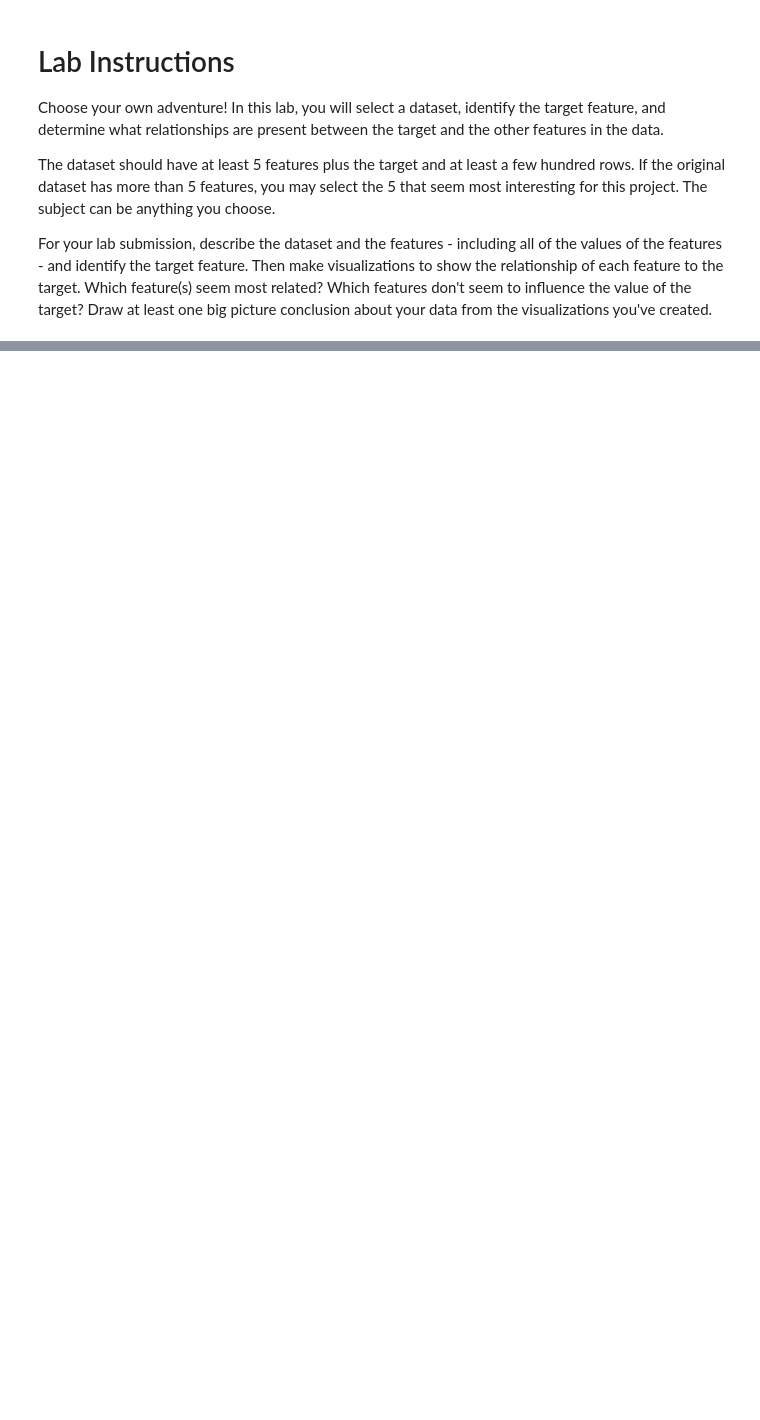
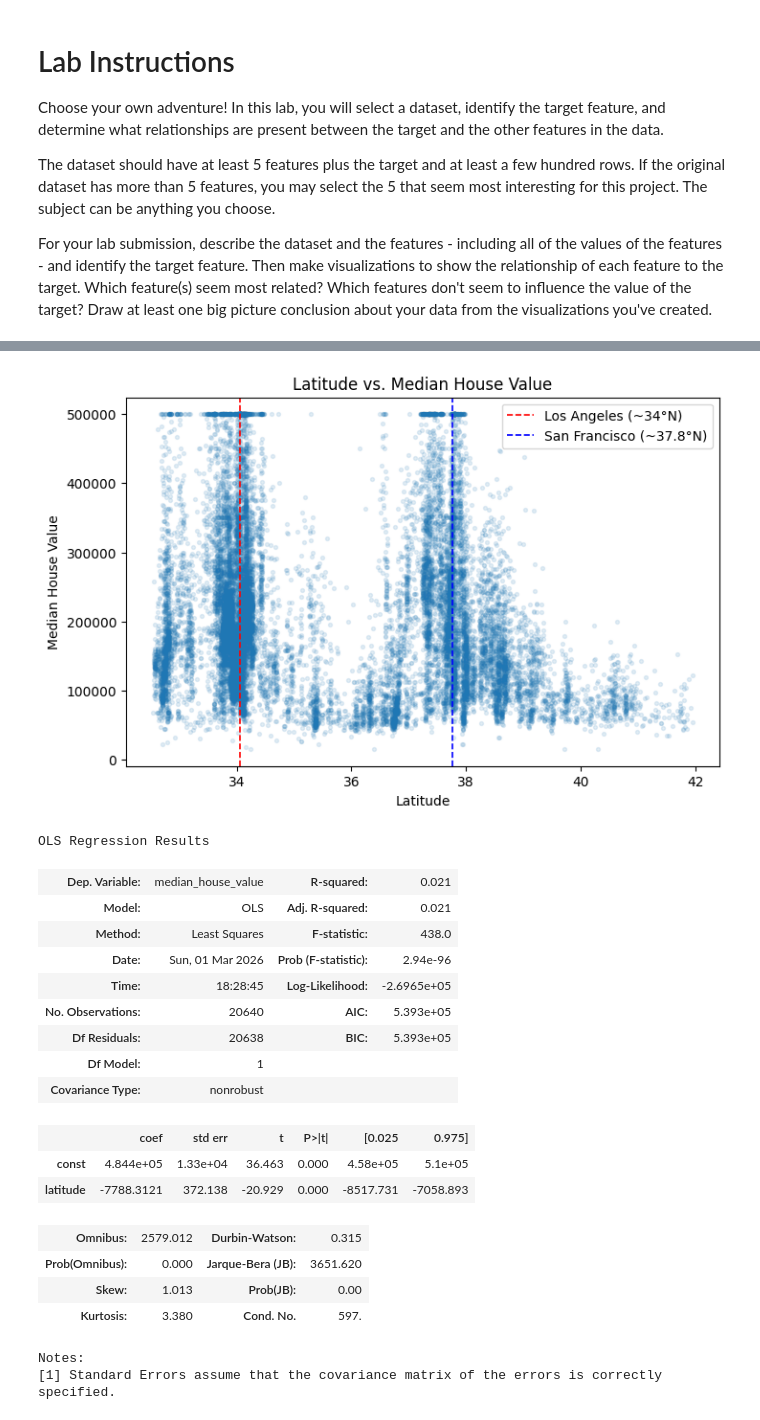
Before and after one commit to FlameFawn/Data_Visualization_And_Modeling_BrendanS, a Jupyter notebook: Lab/4.5 Exploratory Data Analysis.ipynb, the cells around one changed output, grey strips where cells are left out. Drawn from its saved outputs; the diff is of its cells as text; code cells hidden in the pictures; blank space fills up the shorter version.

```diff
--- a/Lab/4.5 Exploratory Data Analysis.ipynb
+++ b/Lab/4.5 Exploratory Data Analysis.ipynb
@@ -95,17 +205,45 @@ plt.show()
 # %%
 fig, ax = plt.subplots(figsize=(8, 5))
 
 ax.scatter(df['latitude'], df['median_house_value'], alpha=0.12, s=8)
 
 # Highlight LA (34°) and SF (~37.8°) latitude bands
 ax.axvline(x=34.05, color='red', linestyle='--', linewidth=1.2, label='Los Angeles (~34°N)')
 ax.axvline(x=37.77, color='blue', linestyle='--', linewidth=1.2, label='San Francisco (~37.8°N)')
 
 ax.set_title('Latitude vs. Median House Value')
 ax.set_xlabel('Latitude')
 ax.set_ylabel('Median House Value')
 ax.legend()
 plt.show()
+
+X_val = sm.add_constant(df['latitude'])
+y_val = df['median_house_value']
+
+model = sm.OLS(y_val, X_val).fit()
+
+model.summary()
+# %% [output]
+[figure, added]
+OLS Regression Results
+| Dep. Variable: | median_house_value | R-squared: | 0.021 |
+| Model: | OLS | Adj. R-squared: | 0.021 |
+| Method: | Least Squares | F-statistic: | 438.0 |
+| Date: | Sun, 01 Mar 2026 | Prob (F-statistic): | 2.94e-96 |
+| Time: | 18:28:45 | Log-Likelihood: | -2.6965e+05 |
+| No. Observations: | 20640 | AIC: | 5.393e+05 |
+| Df Residuals: | 20638 | BIC: | 5.393e+05 |
+| Df Model: | 1 |  |  |
+| Covariance Type: | nonrobust |  |  |
+|  | coef | std err | t | P>|t| | [0.025 | 0.975] |
+| const | 4.844e+05 | 1.33e+04 | 36.463 | 0.000 | 4.58e+05 | 5.1e+05 |
+| latitude | -7788.3121 | 372.138 | -20.929 | 0.000 | -8517.731 | -7058.893 |
+| Omnibus: | 2579.012 | Durbin-Watson: | 0.315 |
+| Prob(Omnibus): | 0.000 | Jarque-Bera (JB): | 3651.620 |
+| Skew: | 1.013 | Prob(JB): | 0.00 |
+| Kurtosis: | 3.380 | Cond. No. | 597. |
+Notes:
+[1] Standard Errors assume that the covariance matrix of the errors is correctly specified.
 # %%
 fig, axes = plt.subplots(1, 2, figsize=(13, 5))
 
```
Also changed, not shown: parts of 8 cells of this notebook.
